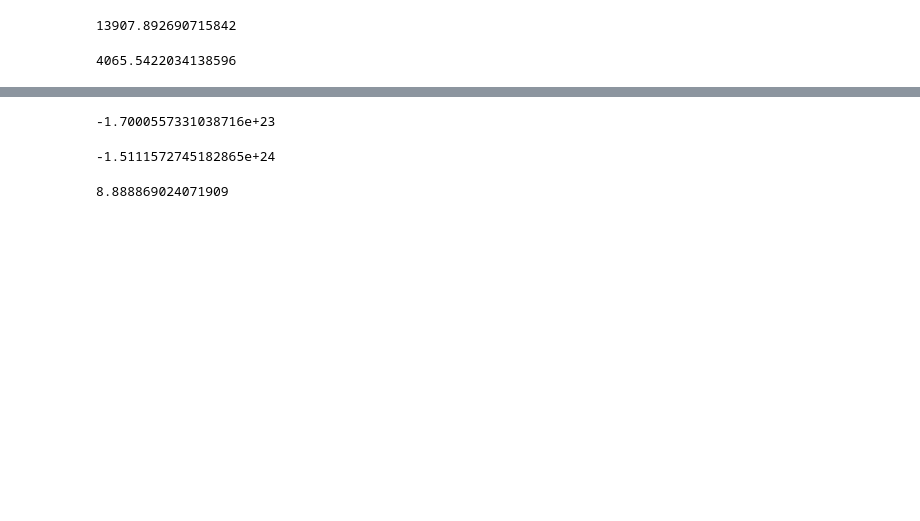
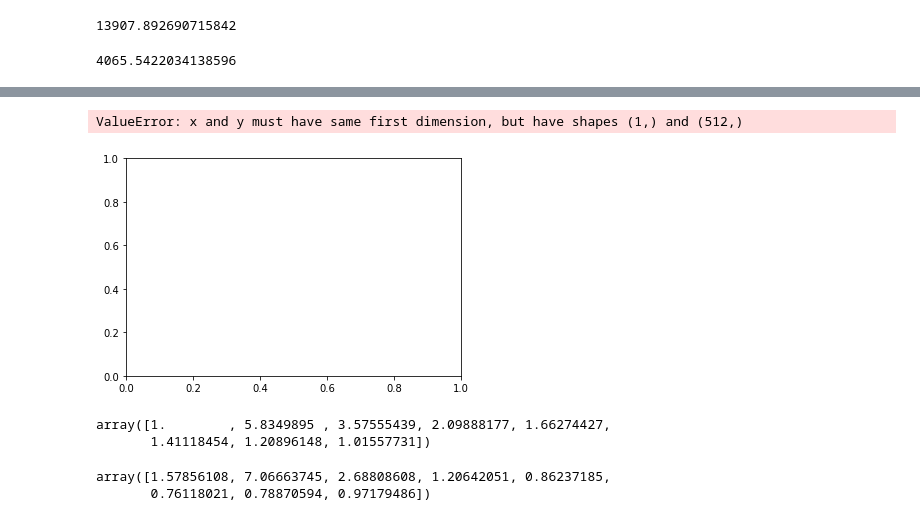
Before and after one commit to Satbek/-ourse-work-sem7, a Jupyter notebook: src/compare_ideal.ipynb, the cells around one changed output, grey strips where cells are left out. Saved outputs shown, nothing was run; the diff lists cells and outputs as text; code cells hidden in the pictures; blank space fills up the shorter version.

```diff
--- a/src/compare_ideal.ipynb
+++ b/src/compare_ideal.ipynb
@@ -146,3 +106,8 @@ array([[-1.20892582e+25, -1.62102206e+20, -2.19902326e+13,
+# %%
+x, y = data.get_plane(-252,251,-252,251,9)
+z = my_exp(x,y,2,2)
+# %%
+z_x = 2j * my_exp(x,y,1,1)
 # %%
 gr_x = grad.Hudgin_gradien_model(z)
 # %%
@@ -168,12 +135,9 @@ array([[-1.20891366e+24, -1.21576644e+19, -1.09958399e+12,
-# %%
-np.mean(gr_x[0])
-# %% [output]
--1.7000557331038716e+23
-# %%
-np.mean(z_x)
-# %% [output]
--1.5111572745182865e+24
-# %%
-np.mean(z_x)/np.mean(gr_x[0])
-# %% [output]
-8.888869024071909
+# %%
+gr_abs = np.abs(np.fft.fft(gr_x[0][0]))
+# %%
+z_x_abs = np.abs(np.fft.fft(z_x[0]))
+# %%
+plt.plot(x[0], gr_abs/z_x_abs)
+# %% [output]
+ValueError: x and y must have same first dimension, but have shapes (1,) and (512,)
+[figure, added]
@@ -179,0 +148,10 @@ np.mean(z_x)/np.mean(gr_x[0])
+# %%
+gr_abs
+# %% [output]
+array([1.        , 5.8349895 , 3.57555439, 2.09888177, 1.66274427,
+       1.41118454, 1.20896148, 1.01557731])
+# %%
+z_x_abs
+# %% [output]
+array([1.57856108, 7.06663745, 2.68808608, 1.20642051, 0.86237185,
+       0.76118021, 0.78870594, 0.97179486])
```
Also changed, not shown: parts of 12 cells of this notebook, 15 other files.
